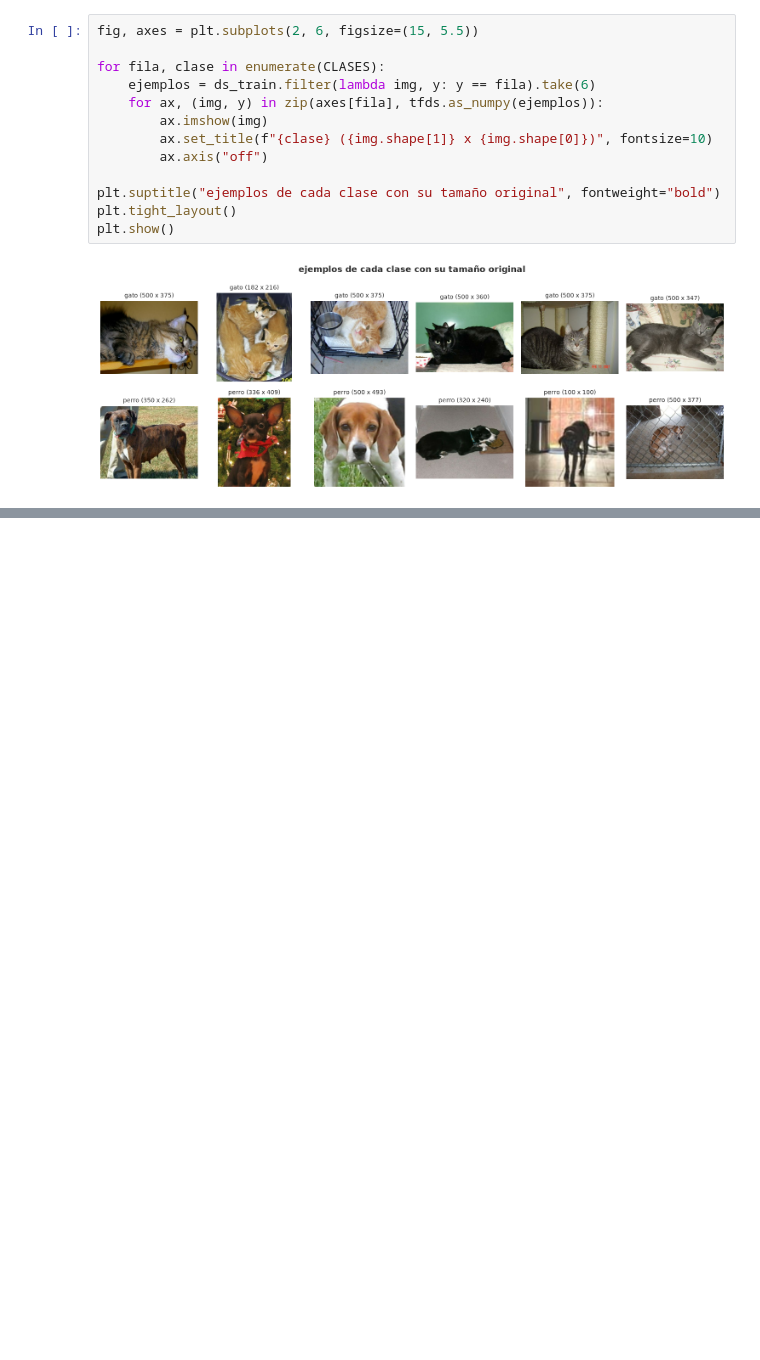
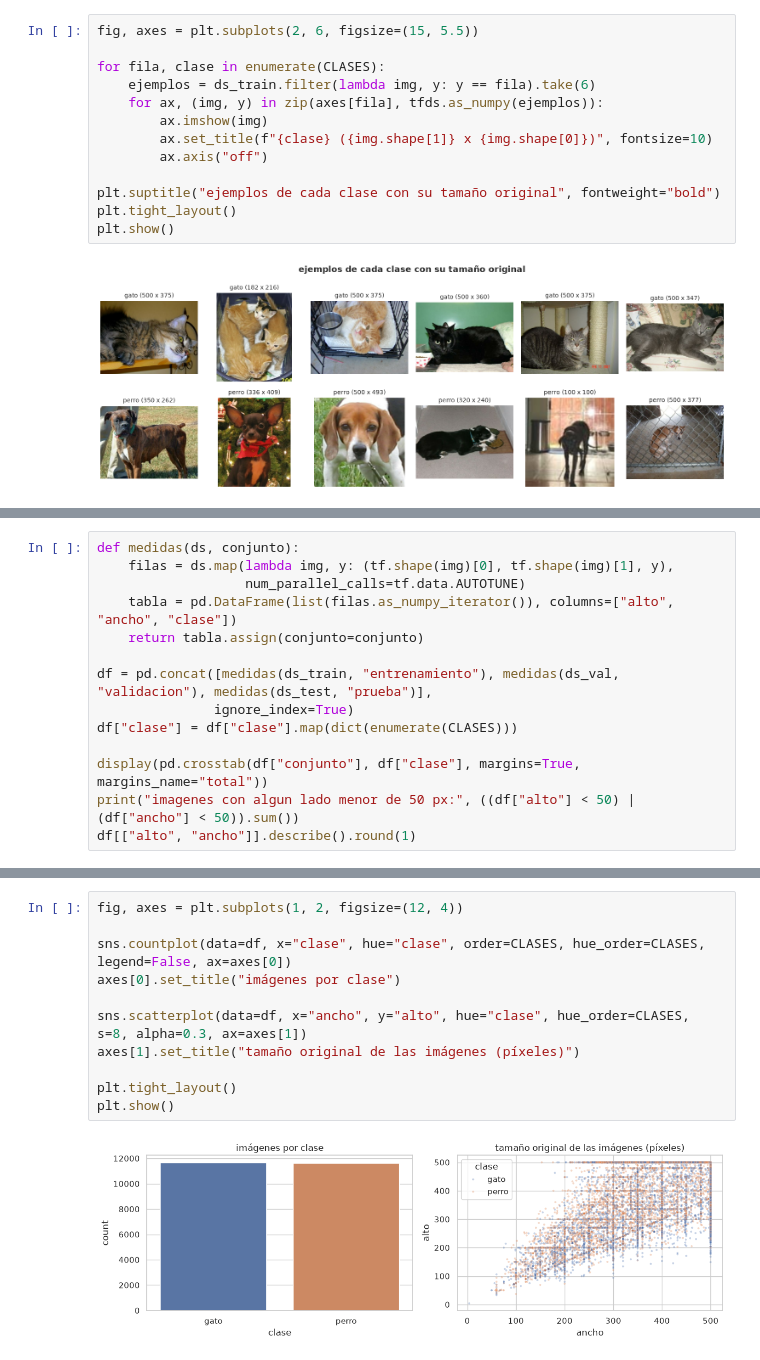
Before and after one commit to SebaScript/proyecto-2-IA-Vision-Artificial, a Jupyter notebook: Proyecto_Vision_Cats_vs_Dogs.ipynb, the cells around one changed output, grey strips where cells are left out. Saved outputs shown, nothing was run; the diff lists cells and outputs as text; blank space fills up the shorter version.

Commit message:
EDA: reparto de clases, tamanos y conclusiones

```diff
--- a/Proyecto_Vision_Cats_vs_Dogs.ipynb
+++ b/Proyecto_Vision_Cats_vs_Dogs.ipynb
@@ -137,0 +142,14 @@ plt.show()
+# %%
+def medidas(ds, conjunto):
+    filas = ds.map(lambda img, y: (tf.shape(img)[0], tf.shape(img)[1], y),
+                   num_parallel_calls=tf.data.AUTOTUNE)
+    tabla = pd.DataFrame(list(filas.as_numpy_iterator()), columns=["alto", "ancho", "clase"])
+    return tabla.assign(conjunto=conjunto)
+
+df = pd.concat([medidas(ds_train, "entrenamiento"), medidas(ds_val, "validacion"), medidas(ds_test, "prueba")],
+               ignore_index=True)
+df["clase"] = df["clase"].map(dict(enumerate(CLASES)))
+
+display(pd.crosstab(df["conjunto"], df["clase"], margins=True, margins_name="total"))
+print("imagenes con algun lado menor de 50 px:", ((df["alto"] < 50) | (df["ancho"] < 50)).sum())
+df[["alto", "ancho"]].describe().round(1)
@@ -137,0 +173,13 @@ plt.show()
+# %%
+fig, axes = plt.subplots(1, 2, figsize=(12, 4))
+
+sns.countplot(data=df, x="clase", hue="clase", order=CLASES, hue_order=CLASES, legend=False, ax=axes[0])
+axes[0].set_title("imágenes por clase")
+
+sns.scatterplot(data=df, x="ancho", y="alto", hue="clase", hue_order=CLASES, s=8, alpha=0.3, ax=axes[1])
+axes[1].set_title("tamaño original de las imágenes (píxeles)")
+
+plt.tight_layout()
+plt.show()
+# %% [output]
+[figure, added]
```
Also changed, not shown: parts of 3 cells of this notebook.
